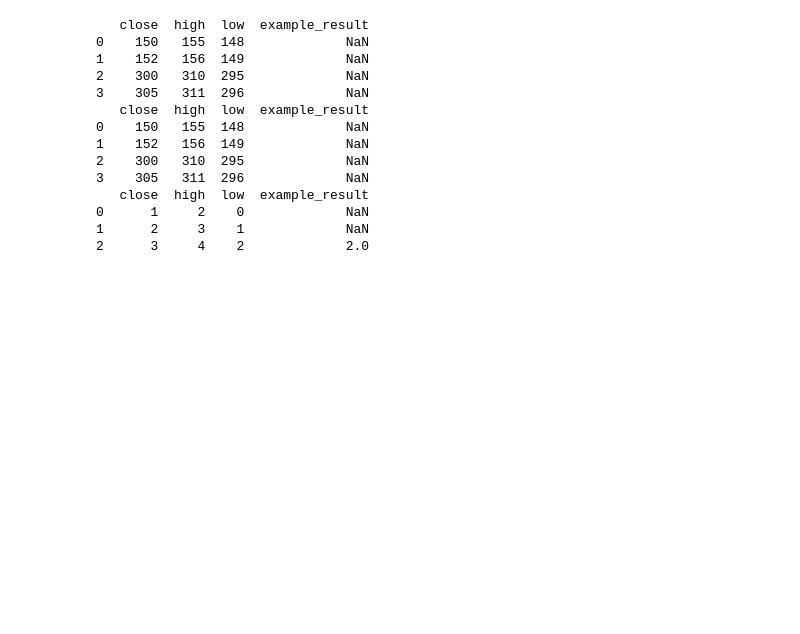
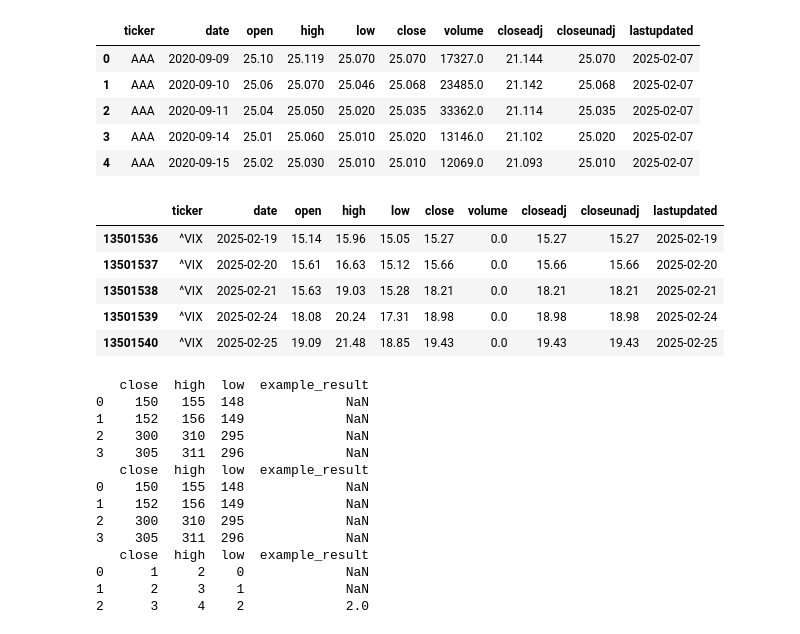
Before and after one commit to ghumphr/stockmodels, a Jupyter notebook: SharadarTechnicalAnalysis.ipynb, the cells around one changed output. Saved outputs shown, nothing was run; the diff lists cells and outputs as text; code cells hidden in the pictures; blank space fills up the shorter version.

```diff
--- a/SharadarTechnicalAnalysis.ipynb
+++ b/SharadarTechnicalAnalysis.ipynb
@@ -16,3 +18,19 @@ import functools
+# %%
+display(sharadar_etfs.head())
+display(sharadar_etfs.tail())
+# %% [output]
+|  | ticker | date | open | high | low | close | volume | closeadj | closeunadj | lastupdated |
+| 0 | AAA | 2020-09-09 | 25.10 | 25.119 | 25.070 | 25.070 | 17327.0 | 21.144 | 25.070 | 2025-02-07 |
+| 1 | AAA | 2020-09-10 | 25.06 | 25.070 | 25.046 | 25.068 | 23485.0 | 21.142 | 25.068 | 2025-02-07 |
+| 2 | AAA | 2020-09-11 | 25.04 | 25.050 | 25.020 | 25.035 | 33362.0 | 21.114 | 25.035 | 2025-02-07 |
+| 3 | AAA | 2020-09-14 | 25.01 | 25.060 | 25.010 | 25.020 | 13146.0 | 21.102 | 25.020 | 2025-02-07 |
+| 4 | AAA | 2020-09-15 | 25.02 | 25.030 | 25.010 | 25.010 | 12069.0 | 21.093 | 25.010 | 2025-02-07 |
+|  | ticker | date | open | high | low | close | volume | closeadj | closeunadj | lastupdated |
+| 13501536 | ^VIX | 2025-02-19 | 15.14 | 15.96 | 15.05 | 15.27 | 0.0 | 15.27 | 15.27 | 2025-02-19 |
+| 13501537 | ^VIX | 2025-02-20 | 15.61 | 16.63 | 15.12 | 15.66 | 0.0 | 15.66 | 15.66 | 2025-02-20 |
+| 13501538 | ^VIX | 2025-02-21 | 15.63 | 19.03 | 15.28 | 18.21 | 0.0 | 18.21 | 18.21 | 2025-02-21 |
+| 13501539 | ^VIX | 2025-02-24 | 18.08 | 20.24 | 17.31 | 18.98 | 0.0 | 18.98 | 18.98 | 2025-02-24 |
+| 13501540 | ^VIX | 2025-02-25 | 19.09 | 21.48 | 18.85 | 19.43 | 0.0 | 19.43 | 19.43 | 2025-02-25 |
 # %%
 class Token:
     def __init__(self, type: str, value: str):
```
Also changed, not shown: parts of 18 cells of this notebook.
